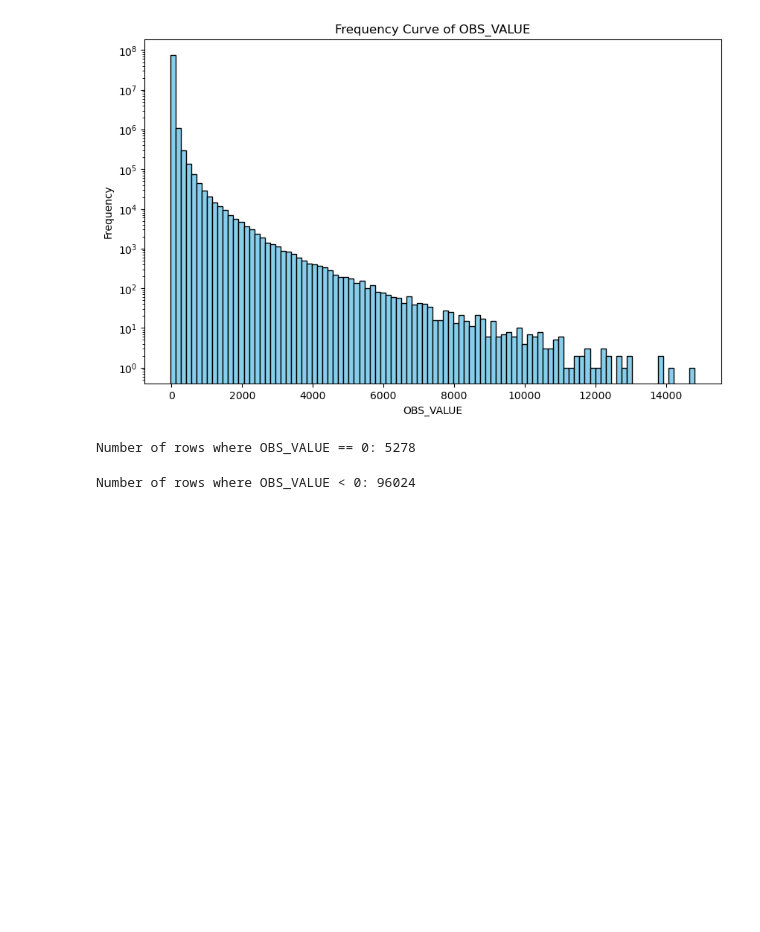
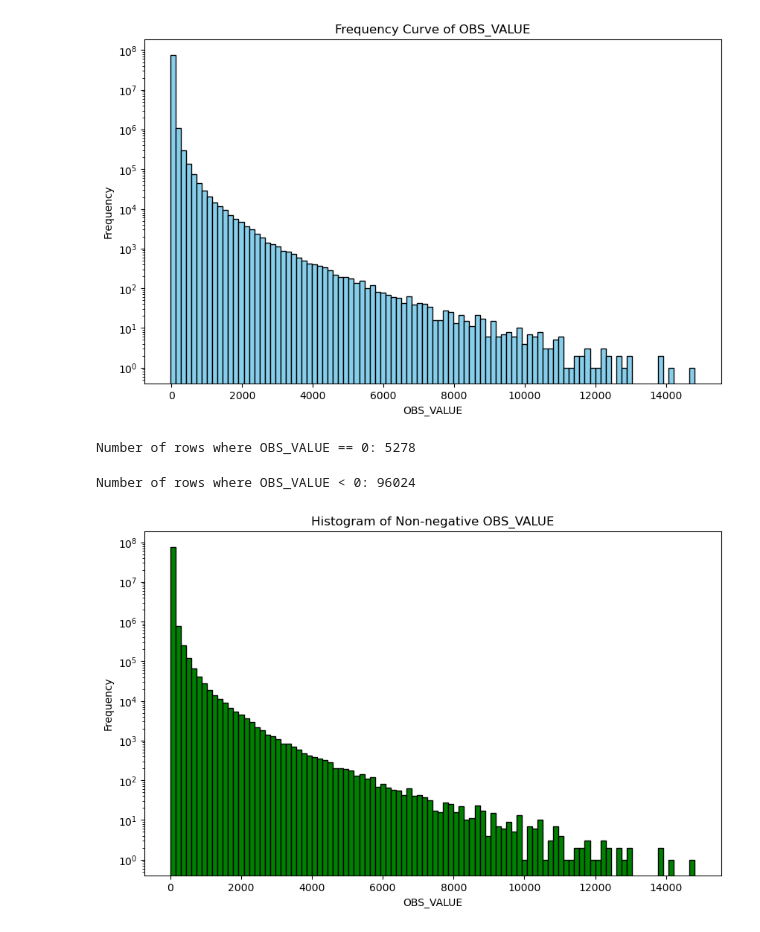
Before and after one commit to Ayomide-Fagbolade/Internship, a Jupyter notebook: dask_approach.ipynb, the cells around one changed output. Saved outputs shown, nothing was run; the diff lists cells and outputs as text; code cells hidden in the pictures; blank space fills up the shorter version.

```diff
--- a/dask_approach.ipynb
+++ b/dask_approach.ipynb
@@ -382,3 +388,18 @@ negative_obs_value_count = (ddf_cleaned['OBS_VALUE'] < 0).sum().compute()
 print(f"Number of rows where OBS_VALUE < 0: {negative_obs_value_count}")
 # %% [output]
 Number of rows where OBS_VALUE < 0: 96024
+# %%
+import matplotlib.pyplot as plt
+
+# Filter non-negative OBS_VALUEs
+non_negative_obs_values = obs_values[obs_values >= 0]
+
+plt.figure(figsize=(10, 6))
+plt.hist(non_negative_obs_values, bins=100, color='green', edgecolor='black')
+plt.title('Histogram of Non-negative OBS_VALUE')
+plt.xlabel('OBS_VALUE')
+plt.ylabel('Frequency')
+plt.yscale('log')
+plt.show()
+# %% [output]
+[figure, added]
```
Also changed, not shown: parts of 12 cells of this notebook.
